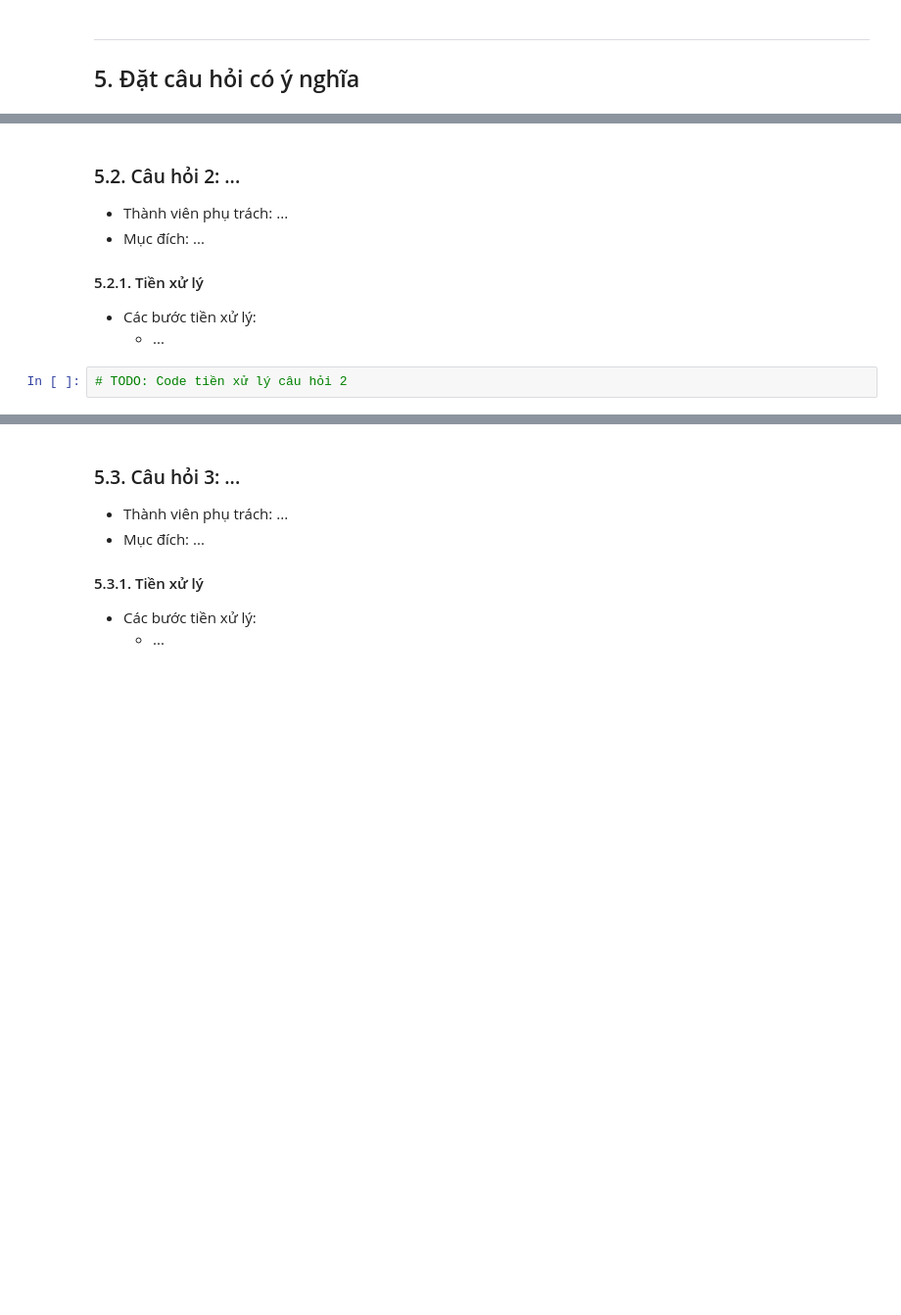
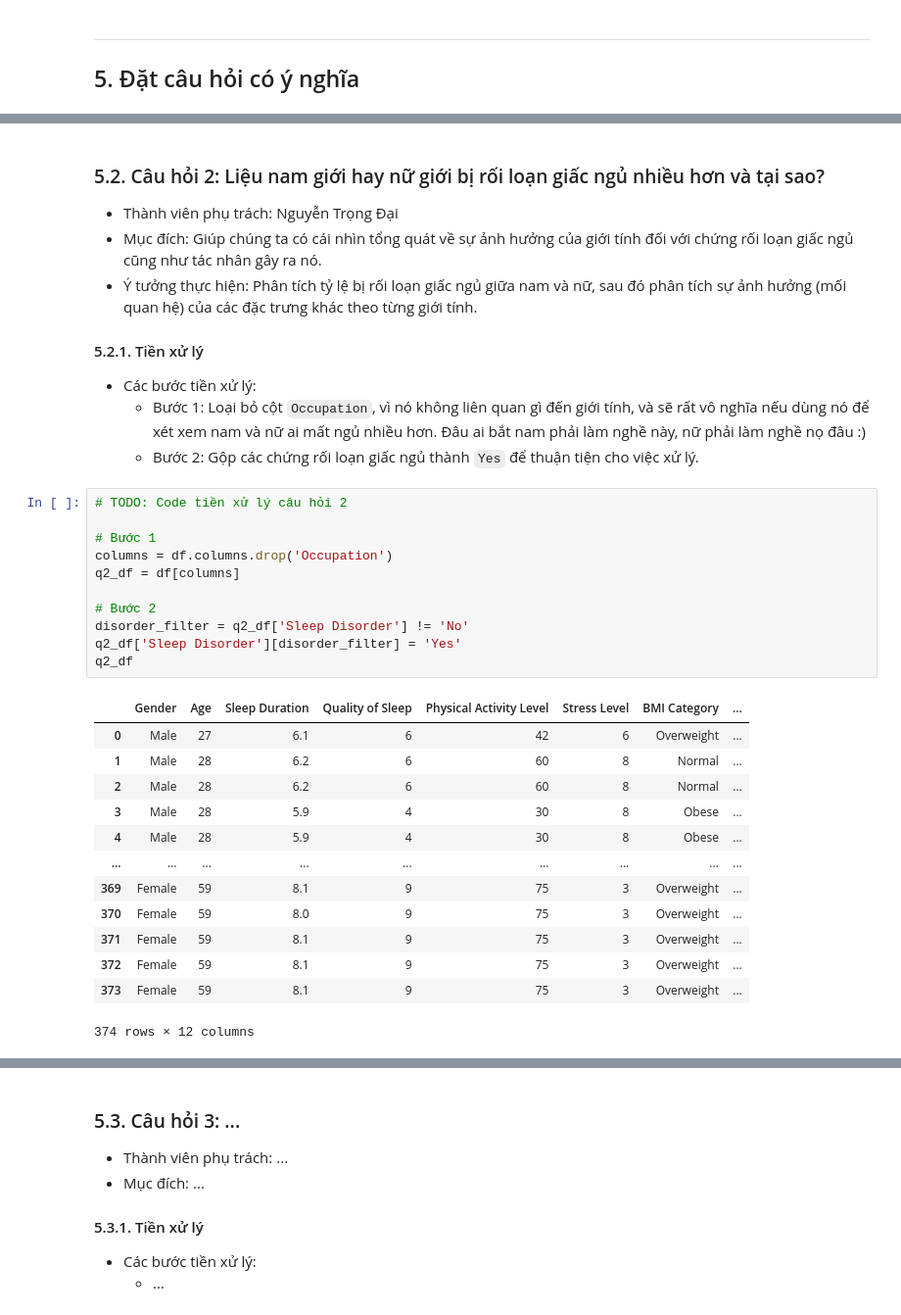
Before and after one commit to khiemnguyen812/Final_Prj_CSC17104_21KHDL1, a Jupyter notebook: Notebook.ipynb, the cells around one changed output, grey strips where cells are left out. Shown at 98% size. Saved outputs shown, nothing was run; the diff lists cells and outputs as text; blank space fills up the shorter version.

```diff
--- a/Notebook.ipynb
+++ b/Notebook.ipynb
@@ -348,15 +440,40 @@ Name: count, dtype: int64
 # %% [markdown]
-### 5.2. Câu hỏi 2: ...
+### 5.2. Câu hỏi 2: Liệu nam giới hay nữ giới bị rối loạn giấc ngủ nhiều hơn và tại sao?
 
-- Thành viên phụ trách: ...
-- Mục đích: ...
+- Thành viên phụ trách: Nguyễn Trọng Đại
+- Mục đích: Giúp chúng ta có cái nhìn tổng quát về sự ảnh hưởng của giới tính đối với chứng rối loạn giấc ngủ cũng như tác nhân gây ra nó.
+- Ý tưởng thực hiện: Phân tích tỷ lệ bị rối loạn giấc ngủ giữa nam và nữ, sau đó phân tích sự ảnh hưởng (mối quan hệ) của các đặc trưng khác theo từng giới tính.
 
 #### 5.2.1. Tiền xử lý
 
 - Các bước tiền xử lý:
-    - ...
+    - Bước 1: Loại bỏ cột `Occupation`, vì nó không liên quan gì đến giới tính, và sẽ rất vô nghĩa nếu dùng nó để xét xem nam và nữ ai mất ngủ nhiều hơn. Đâu ai bắt nam phải làm nghề này, nữ phải làm nghề nọ đâu :)
+    - Bước 2: Gộp các chứng rối loạn giấc ngủ thành `Yes` để thuận tiện cho việc xử lý.
 # %%
 # TODO: Code tiền xử lý câu hỏi 2
+
+# Bước 1
+columns = df.columns.drop('Occupation')
+q2_df = df[columns]
+
+# Bước 2
+disorder_filter = q2_df['Sleep Disorder'] != 'No'
+q2_df['Sleep Disorder'][disorder_filter] = 'Yes'
+q2_df
+# %% [output]
+|  | Gender | Age | Sleep Duration | Quality of Sleep | Physical Activity Level | Stress Level | BMI Category | ... |
+| 0 | Male | 27 | 6.1 | 6 | 42 | 6 | Overweight | ... |
+| 1 | Male | 28 | 6.2 | 6 | 60 | 8 | Normal | ... |
+| 2 | Male | 28 | 6.2 | 6 | 60 | 8 | Normal | ... |
+| 3 | Male | 28 | 5.9 | 4 | 30 | 8 | Obese | ... |
+| 4 | Male | 28 | 5.9 | 4 | 30 | 8 | Obese | ... |
+| ... | ... | ... | ... | ... | ... | ... | ... | ... |
+| 369 | Female | 59 | 8.1 | 9 | 75 | 3 | Overweight | ... |
+| 370 | Female | 59 | 8.0 | 9 | 75 | 3 | Overweight | ... |
+| 371 | Female | 59 | 8.1 | 9 | 75 | 3 | Overweight | ... |
+| 372 | Female | 59 | 8.1 | 9 | 75 | 3 | Overweight | ... |
+| 373 | Female | 59 | 8.1 | 9 | 75 | 3 | Overweight | ... |
+374 rows × 12 columns
 # %% [markdown]
 #### 5.2.2. Phân tích dữ liệu trả lời câu hỏi
 
```
Also changed, not shown: parts of 16 cells of this notebook.
